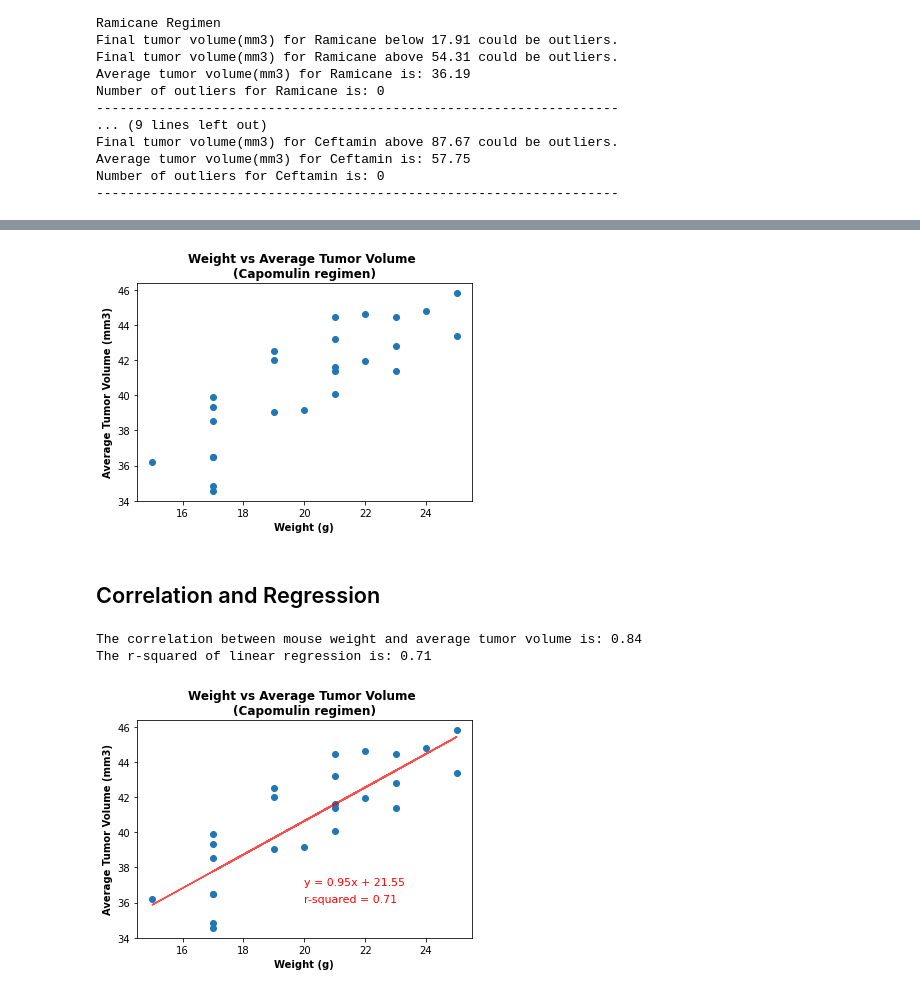
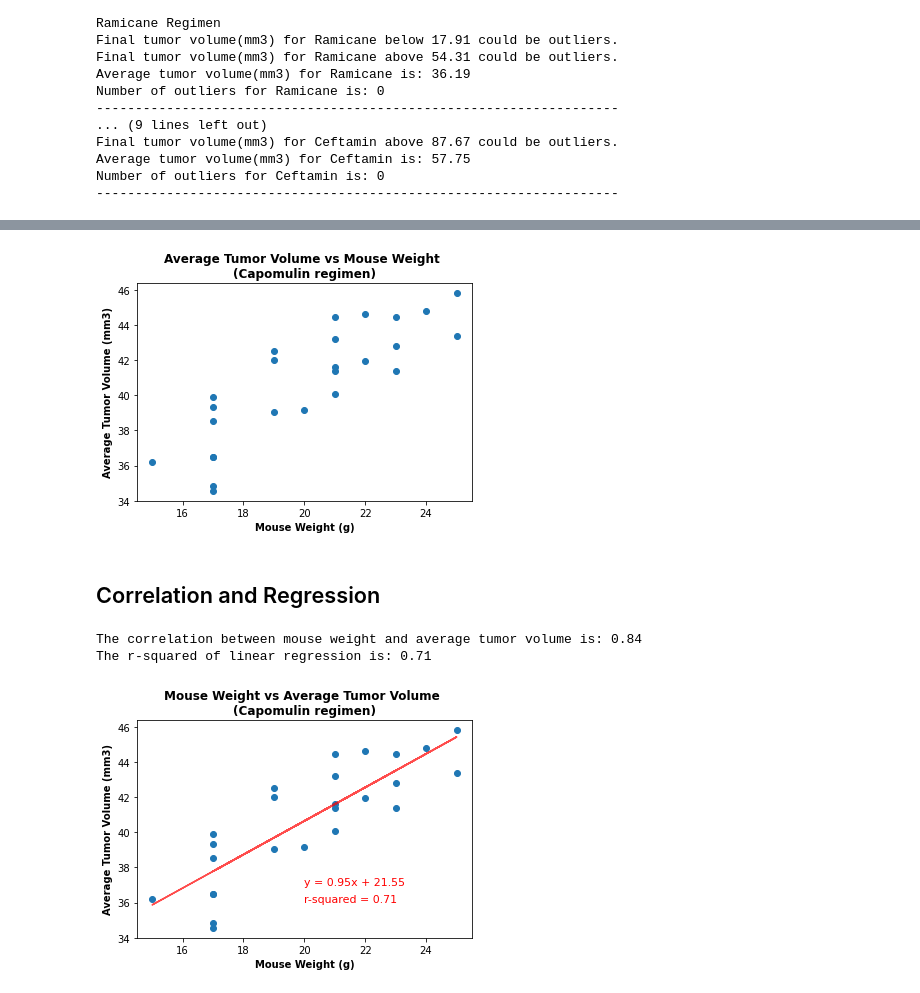
Before and after one commit to toshitorihara/matplotlib-challenge, a Jupyter notebook: Pymaceuticals/pymaceuticals_final.ipynb, the cells around one changed output, grey strips where cells are left out. Saved outputs shown, nothing was run; the diff lists cells and outputs as text; code cells hidden in the pictures.

```diff
--- a/Pymaceuticals/pymaceuticals_final.ipynb
+++ b/Pymaceuticals/pymaceuticals_final.ipynb
@@ -295,18 +293,18 @@ plt.close()
 # %%
 # Generate a scatter plot of average tumor volume vs. mouse weight for the Capomulin regimen
 Capomulin_gp = Capomulin_df.groupby("Mouse ID").mean()
 mice_weight_avg = Capomulin_gp["Weight (g)"]
 mice_tumor_avg = Capomulin_gp["Tumor Volume (mm3)"]
 
 plt.scatter(mice_weight_avg, mice_tumor_avg)
-plt.title("Weight vs Average Tumor Volume \n(Capomulin regimen)", fontweight="bold")
-plt.xlabel("Weight (g)", fontweight="bold")
+plt.title("Average Tumor Volume vs Mouse Weight \n(Capomulin regimen)", fontweight="bold")
+plt.xlabel("Mouse Weight (g)", fontweight="bold")
 plt.ylabel("Average Tumor Volume (mm3)", fontweight="bold")
-#plt.savefig("Images/scatterplot.png")
+plt.savefig("Images/scatterplot.png")
 plt.show()
 plt.close()
 # %% [output]
-[figure, old version]
+[figure, new version]
 # %% [markdown]
 ## Correlation and Regression
 # %%
@@ -326,13 +324,13 @@ plt.scatter(x_values,y_values)
 plt.plot(x_values,regress_values, color="r", alpha=0.7)
 plt.annotate(line_eq,(20,37), fontsize=11, color="red")
 plt.annotate(f"r-squared = {r_squared}", (20,36), fontsize=11, color="red")
-plt.title("Weight vs Average Tumor Volume \n(Capomulin regimen)", fontweight="bold")
-plt.xlabel("Weight (g)", fontweight="bold")
+plt.title("Mouse Weight vs Average Tumor Volume \n(Capomulin regimen)", fontweight="bold")
+plt.xlabel("Mouse Weight (g)", fontweight="bold")
 plt.ylabel("Average Tumor Volume (mm3)", fontweight="bold")
-#plt.savefig('Images/scatter_weight_tumor_linear.png')
+plt.savefig('Images/scatterplot_regress.png')
 plt.show()
 plt.close()
 # %% [output]
 The correlation between mouse weight and average tumor volume is: 0.84
 The r-squared of linear regression is: 0.71
-[figure, old version]
+[figure, new version]
```
Also changed, not shown: parts of 13 cells of this notebook.
